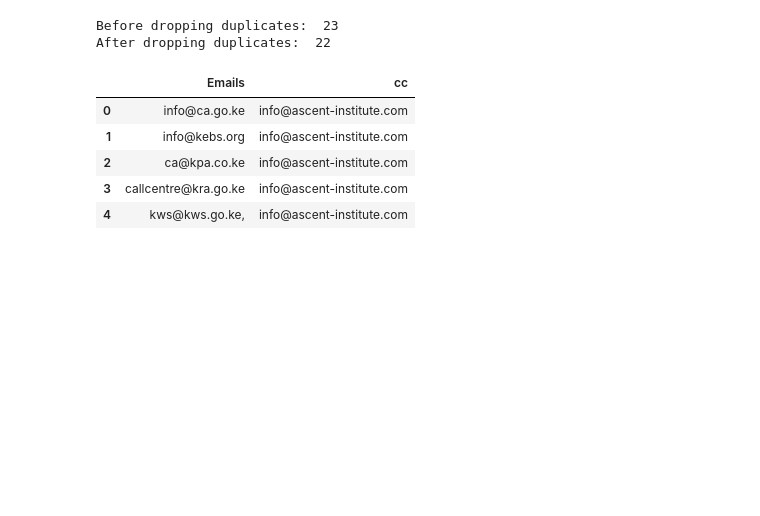
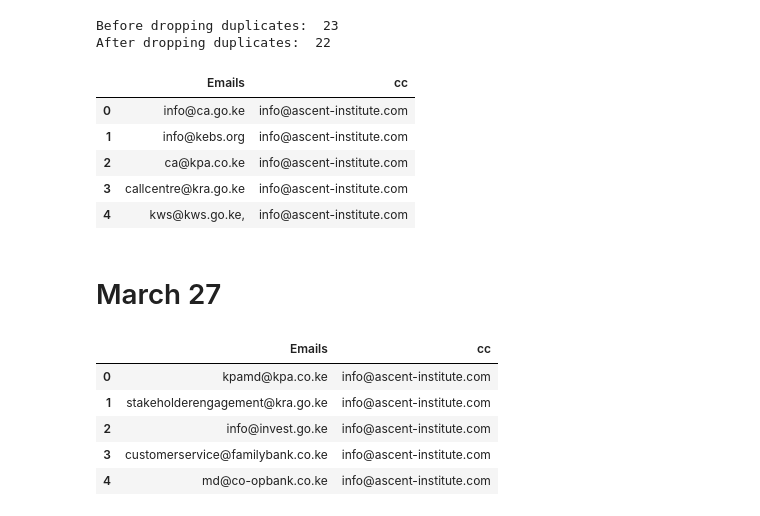
Before and after one commit to IainMosima/bulk-email-sender, a Jupyter notebook: analysis.ipynb, the cells around one changed output. Saved outputs shown, nothing was run; the diff lists cells and outputs as text; code cells hidden in the pictures; blank space fills up the shorter version.

```diff
--- a/analysis.ipynb
+++ b/analysis.ipynb
@@ -498,3 +498,17 @@ df_governance_board.head()
 df_governance_board["Emails"] = df_governance_board["Emails"].str.strip().str.lower()
 df_governance_board.drop_duplicates(subset=["Emails"], inplace=True)
 df_governance_board.to_csv('governance-board-emails-cleaned.csv', index=False)
+# %% [markdown]
+# March 27
+# %%
+df_governance_27 = pd.read_csv("emails/march-27/governance-emails.csv")
+df_governance_27["cc"] = "info@ascent-institute.com"
+df_governance_27.drop_duplicates(subset=["Emails"], inplace=True)
+df_governance_27.head()
+# %% [output]
+|  | Emails | cc |
+| 0 | kpamd@kpa.co.ke | info@ascent-institute.com |
+| 1 | stakeholderengagement@kra.go.ke | info@ascent-institute.com |
+| 2 | info@invest.go.ke | info@ascent-institute.com |
+| 3 | customerservice@familybank.co.ke | info@ascent-institute.com |
+| 4 | md@co-opbank.co.ke | info@ascent-institute.com |
```
Also changed, not shown: parts of 1 cell of this notebook, 3 other files.
